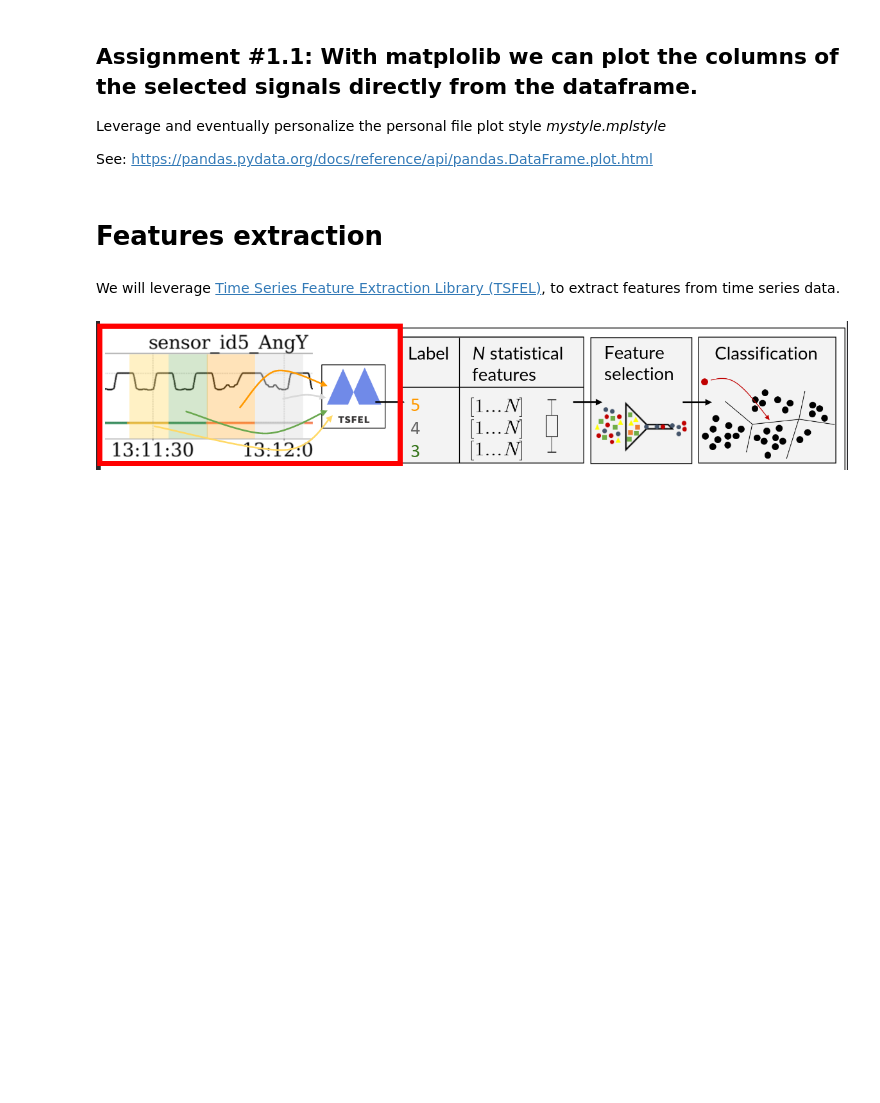
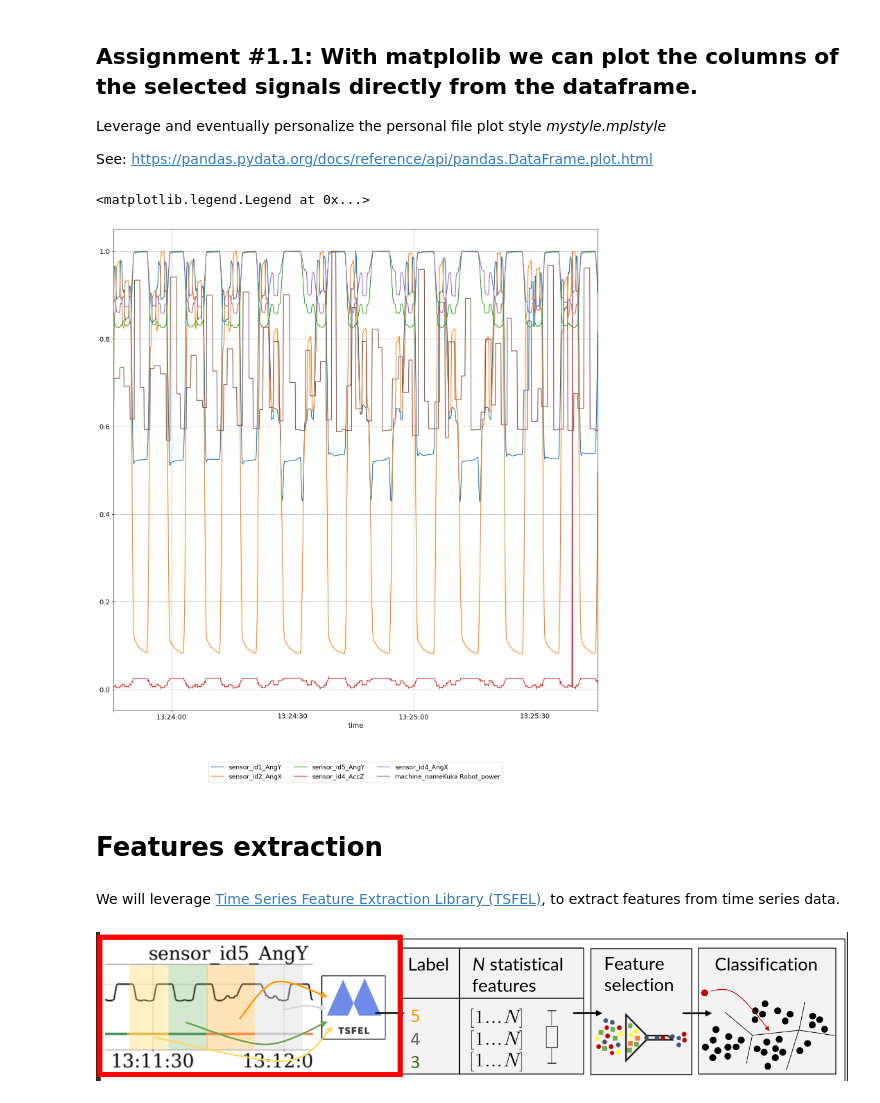
Before and after one commit to FDG2801/mlinapp_2223, a Jupyter notebook: Labs/Lab1/1_ML_time_series_assignment_A.ipynb, the cells around one changed output. Saved outputs shown, nothing was run; the diff lists cells and outputs as text; code cells hidden in the pictures; blank space fills up the shorter version.

```diff
--- a/Labs/Lab1/1_ML_time_series_assignment_A.ipynb
+++ b/Labs/Lab1/1_ML_time_series_assignment_A.ipynb
@@ -31,7 +75,9 @@ from sklearn.feature_selection import SelectFromModel
 from sklearn.model_selection import RandomizedSearchCV
 from sklearn.feature_selection import VarianceThreshold
 
-ROOTDIR_DATASET_NORMAL = "/content/drive/MyDrive/TeachingAndThesis/MLinAPP/2023/data/Kuka_v1/normal"
+#switched dir
+#ROOTDIR_DATASET_NORMAL = "/content/drive/MyDrive/TeachingAndThesis/MLinAPP/2023/data/Kuka_v1/normal"
+ROOTDIR_DATASET_NORMAL = "/content/drive/MyDrive/mlinapp/lab1/normal"
 # %% [markdown]
 # Assignment #0: Write a function to create and plot a confusion matrix.
 See [confusion_matrix](https://scikit-learn.org/stable/modules/generated/sklearn.metrics.confusion_matrix.html) in sklearn.
@@ -173,0 +277,5 @@ df_action, df, df_meta, action2int = get_df_action(filepath_csv, filepath_meta)
+# %%
+#only 10hz frequent
+filepath_csv = [os.path.join(ROOTDIR_DATASET_NORMAL, f"rec{r}_20220811_rbtc_0.1s.csv")for r in [0,2,3,4]]
+filepath_meta = [os.path.join(ROOTDIR_DATASET_NORMAL, f"rec{r}_20220811_rbtc_0.1s.metadata")for r in [0,2,3,4]]
+df_action, df, df_meta, action2int = get_df_action(filepath_csv, filepath_meta)
@@ -246,3 +362,17 @@ FILEPATH_PLT_STYLE = "/content/drive/MyDrive/TeachingAndThesis/MLinAPP/2023/basi
+# %%
+# Set a personal plot style
+#  switching dir
+# FILEPATH_PLT_STYLE = "/content/drive/MyDrive/TeachingAndThesis/MLinAPP/2023/basics/mystyle.mplstyle"
+FILEPATH_PLT_STYLE = "/content/drive/MyDrive/mlinapp/lab0/basics/mystyle.mplstyle"
+plt.style.use(FILEPATH_PLT_STYLE)
+# ----
+fig,ax = plt.subplots(1,1,figsize=(18,18))
+df_signals.plot(ax=ax)
+# ---
+plt.legend(loc="upper center", bbox_to_anchor=(0.5,-0.1),ncol=3)
+# %% [output]
+<matplotlib.legend.Legend at 0x...>
+[figure, added]
 # %% [markdown]
 # Features extraction
 # %% [markdown]
```
Also changed, not shown: parts of 35 cells of this notebook.
